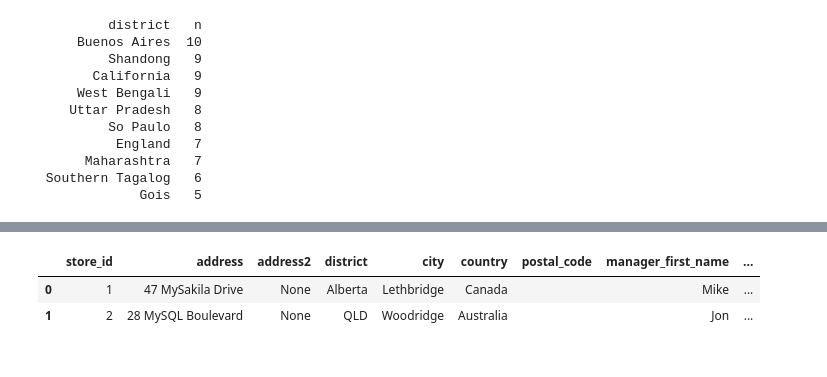
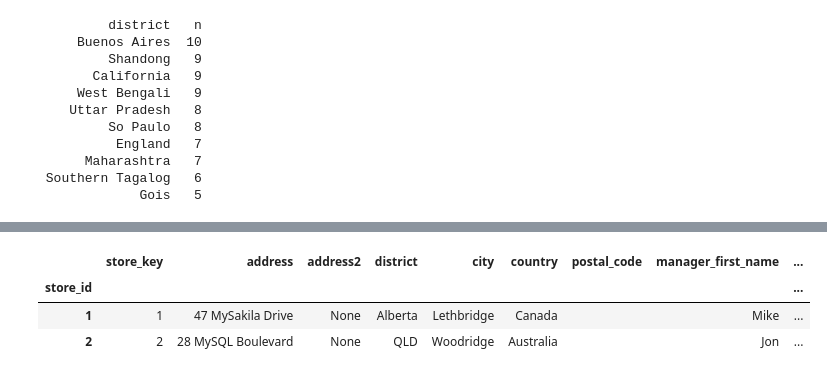
Before and after one commit to DecisioNaut/cloud_warehouse, a Jupyter notebook: notebooks/Lessons/nb.ipynb, the cells around one changed output, grey strips where cells are left out. Drawn from its saved outputs; the diff is of its cells as text; code cells hidden in the pictures.

```diff
--- a/notebooks/Lessons/nb.ipynb
+++ b/notebooks/Lessons/nb.ipynb
@@ -242,25 +562,30 @@ get_df_from_query(ENGINE, query).head()
 # %%
-query = """
+# Set the query for data
+dimStore_select_query = """
 SELECT
+    store.store_id AS store_key,
     store.store_id,
     address.address,
     address.address2,
     address.district,
     city.city,
     country.country,
     address.postal_code,
     staff.first_name AS manager_first_name,
-    staff.last_name AS manager_last_name
+    staff.last_name AS manager_last_name,
+    now() as start_date,
+    now() as end_date
 FROM
     store
     LEFT JOIN address ON (store.address_id = address.address_id)
     LEFT JOIN city ON (address.city_id = city.city_id)
     LEFT JOIN country ON (city.country_id = country.country_id)
     LEFT JOIN staff ON (store.manager_staff_id = staff.staff_id)
 """
 
-get_df_from_query(ENGINE, query).head()
+get_df_from_query(ENGINE, dimStore_select_query).set_index("store_id").head()
 # %% [output]
-|  | store_id | address | address2 | district | city | country | postal_code | manager_first_name | ... |
-| 0 | 1 | 47 MySakila Drive | None | Alberta | Lethbridge | Canada |  | Mike | ... |
-| 1 | 2 | 28 MySQL Boulevard | None | QLD | Woodridge | Australia |  | Jon | ... |
+|  | store_key | address | address2 | district | city | country | postal_code | manager_first_name | ... |
+| store_id |  |  |  |  |  |  |  |  | ... |
+| 1 | 1 | 47 MySakila Drive | None | Alberta | Lethbridge | Canada |  | Mike | ... |
+| 2 | 2 | 28 MySQL Boulevard | None | QLD | Woodridge | Australia |  | Jon | ... |
```
Also changed, not shown: parts of 35 cells of this notebook.
